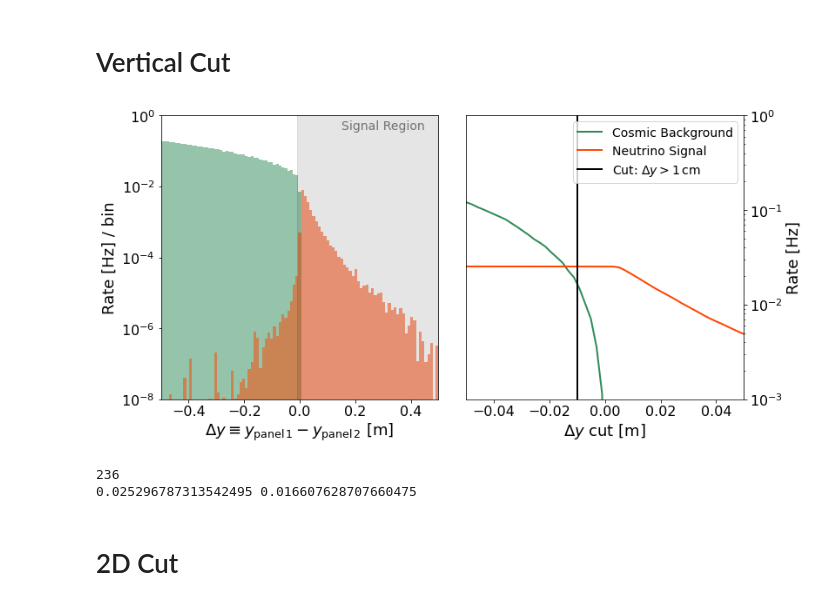
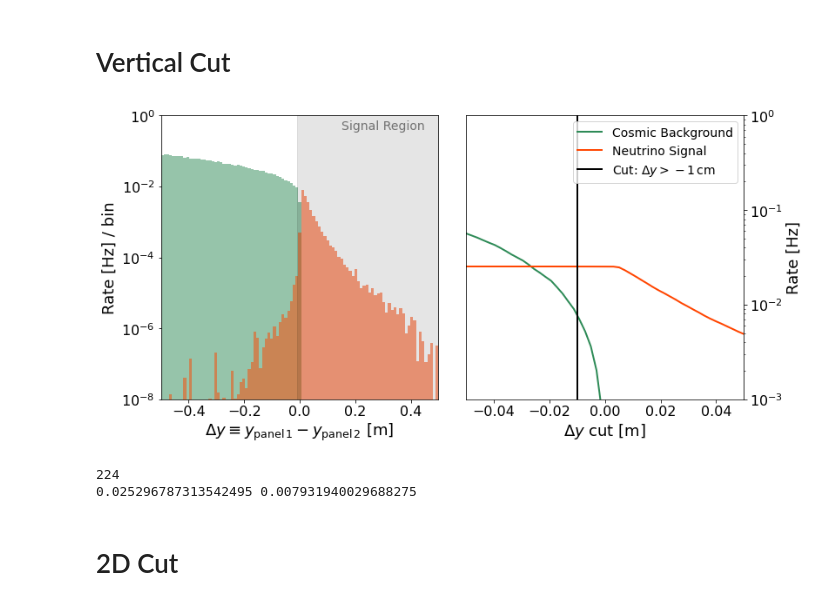
Before and after one commit to nickkamp1/Lake_Geneva_Neutrinos, a Jupyter notebook: Cosmics/SurfaceMuonBackgroundEstimate.ipynb, the cells around one changed output. Cells and saved outputs as stored; diff of their text form; code cells hidden in the pictures.

Commit message:
update batch scripts, cosmic calculations, add prototype detector to SIREN simulation

```diff
--- a/Cosmics/SurfaceMuonBackgroundEstimate.ipynb
+++ b/Cosmics/SurfaceMuonBackgroundEstimate.ipynb
@@ -10,7 +10,7 @@ plt.style.use("../figures.mplstyle")
 cosmic_color = "seagreen"
 nu_color = "orangered"
 
-MuonFile = "MuonSimOut.txt"
+MuonFile = "MuonSimPrototypeOut.txt"
 
 if MuonFile=="MuonSimOut.txt":
     rate = 178282/2 # factor of two to account for hitting near panel first
@@ -18,6 +18,11 @@ if MuonFile=="MuonSimOut.txt":
 elif MuonFile=="MuonSimOutTight.txt":
     rate = 58842.1/2 # factor of two to account for hitting near panel first
     Ngen = 100000000
+elif MuonFile=="MuonSimPrototypeOut.txt":
+    rate = 29903.5/2 # factor of two to account for hitting near panel first
+    Ngen = 100000000
+
+rate *= 3 # for the number of detectors
 
 n_bunches = 72 * ((3 + 3 + 4)*3 + (3 + 3 + 3))
 n_missing_bunches = 3*(8*(2+2+3) + 2*38 + 39) + (8 * (2+2+2) + 38 * 2 + 119) # not correct it seems
@@ -40,7 +45,7 @@ siren_data = pd.concat((pd.read_parquet("../Data/SIREN/Output/Surface_1km_Spacki
 # %% [markdown]
 # Load the cosmics
 # %%
-data = pd.read_csv("MuonSimOut.txt",delim_whitespace=" ")
+data = pd.read_csv(MuonFile,delim_whitespace=" ")
 data.keys()
 # %% [output]
 Index(['hit1', 'hit2', 'hitboth', 't1', 't2', 'int1_x', 'int1_y', 'int1_z',
@@ -276,37 +281,37 @@ for i,vertical_cut in enumerate(vertical_resolution_array):
     sig_rate[i] = num_sig / n_seconds_HLLHC
 ax[1].plot(vertical_resolution_array,bkg_rate,label="Cosmic Background",color=cosmic_color)
 ax[1].plot(vertical_resolution_array,sig_rate,label="Neutrino Signal",color=nu_color)
 ax[0].fill_between([-0.01,0.5],[1,1],color="black",alpha=0.1)
 ax[0].text(0.15,0.4,"Signal Region",color="black",alpha=0.5,fontsize=14)
 ax[0].set_xlim(-0.5,0.5)
 ax[0].set_ylim(1e-8,1)
-ax[1].plot([-0.01,-0.01],[1e-3,1e0],color="black",label=r"Cut: $\Delta y > 1\,$cm")
+ax[1].plot([-0.01,-0.01],[1e-3,1e0],color="black",label=r"Cut: $\Delta y > -1\,$cm")
 ax[1].set_xlim(vertical_resolution_array[0],vertical_resolution_array[-1])
 ax[1].set_ylim(1e-3,1)
 ax[0].semilogy()
 ax[1].legend()
 ax[1].semilogy()
 ax[1].yaxis.tick_right()
 ax[1].yaxis.set_label_position("right")
 
 ax[0].set_xlabel(r"$\Delta y \equiv y_{\rm panel\,1} - y_{\rm panel\,2}$ [m]")
 ax[0].set_ylabel(r"Rate [Hz] / bin")
 ax[1].set_xlabel(r"$\Delta y$ cut [m]")
 ax[1].set_ylabel(r"Rate [Hz]")
 plt.savefig("Figures/VerticalCut.pdf",dpi=100)
 plt.show()
 
 vertical_cut = -0.01
 num_bkg = sum(cosmic_data_time_cut["muon_height_difference"] >= vertical_cut)
 print(num_bkg)
 num_sig = sum(nu_data_time_cut.query("muon_height_difference > @vertical_cut")["weights"])
 bkg_rate = rate*num_bkg/Ngen
 sig_rate = num_sig / n_seconds_HLLHC
 print(sig_rate,bkg_rate)
 # %% [output]
-[figure, old version]
+[figure, new version]
-236
-0.025296787313542495 0.016607628707660475
+224
+0.025296787313542495 0.007931940029688275
 # %% [markdown]
 # 2D Cut
 # %%
```
Also changed, not shown: parts of 4 cells of this notebook, 4 other files.
